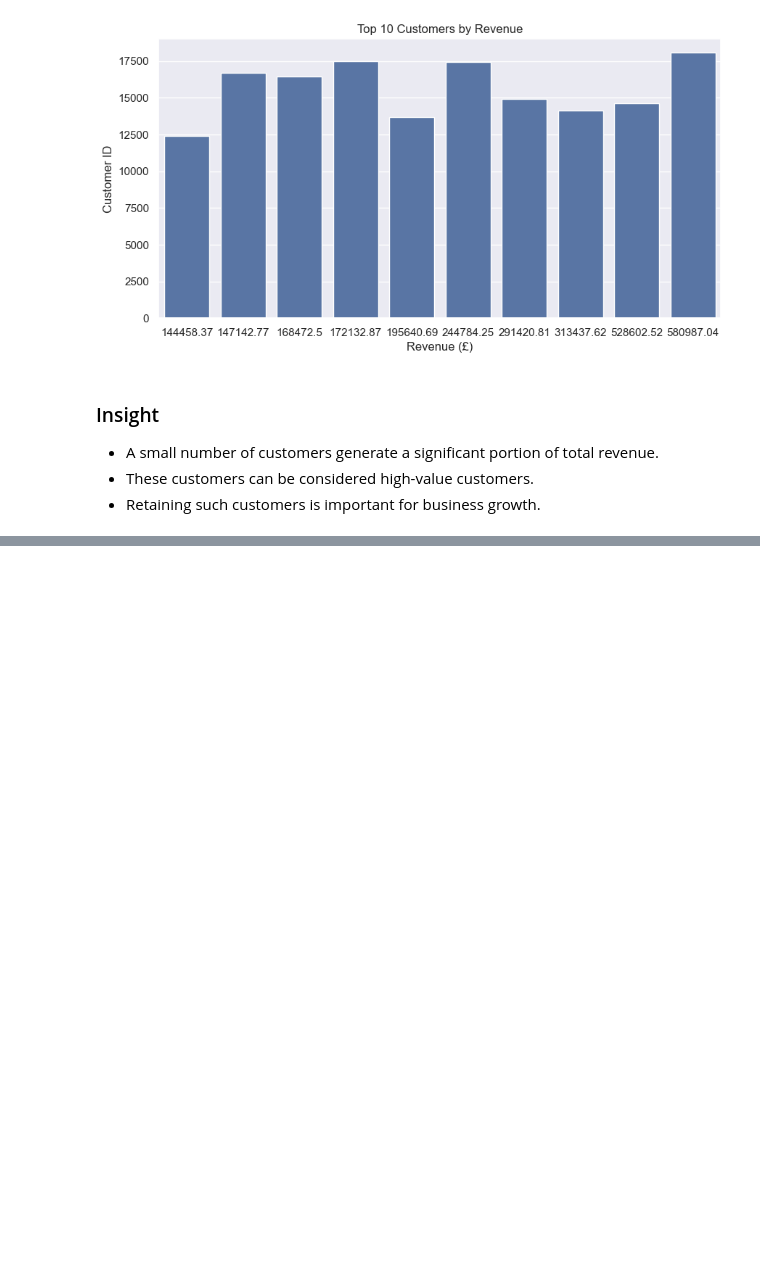
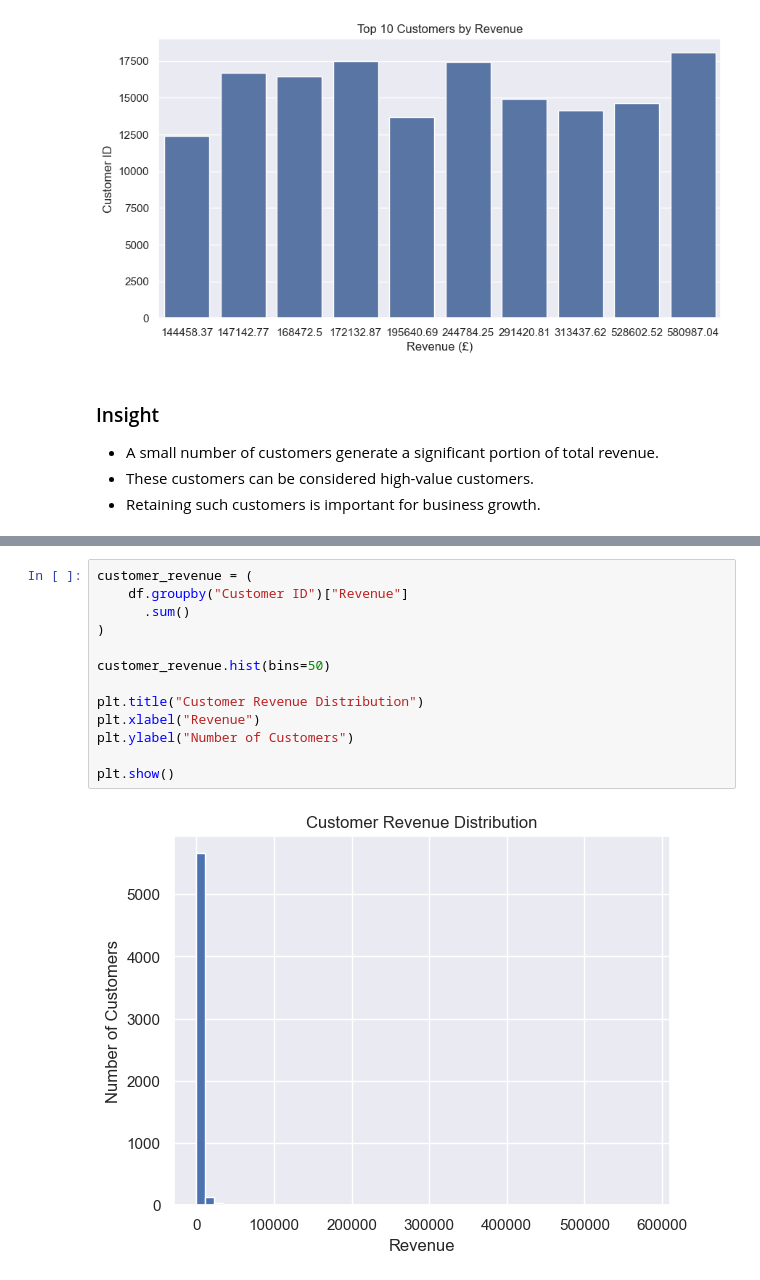
Before and after one commit to muhammadbilal744/online-retail-customer-sales-analysis, a Jupyter notebook: Notebooks/04_customer_analysis.ipynb, the cells around one changed output, grey strips where cells are left out. Drawn from its saved outputs; the diff is of its cells as text; blank space fills up the shorter version.

```diff
--- a/Notebooks/04_customer_analysis.ipynb
+++ b/Notebooks/04_customer_analysis.ipynb
@@ -109,0 +134,15 @@ plt.show()
+# %%
+customer_revenue = (
+    df.groupby("Customer ID")["Revenue"]
+      .sum()
+)
+
+customer_revenue.hist(bins=50)
+
+plt.title("Customer Revenue Distribution")
+plt.xlabel("Revenue")
+plt.ylabel("Number of Customers")
+
+plt.show()
+# %% [output]
+[figure, added]
```
Also changed, not shown: parts of 18 cells of this notebook, 4 other files.
